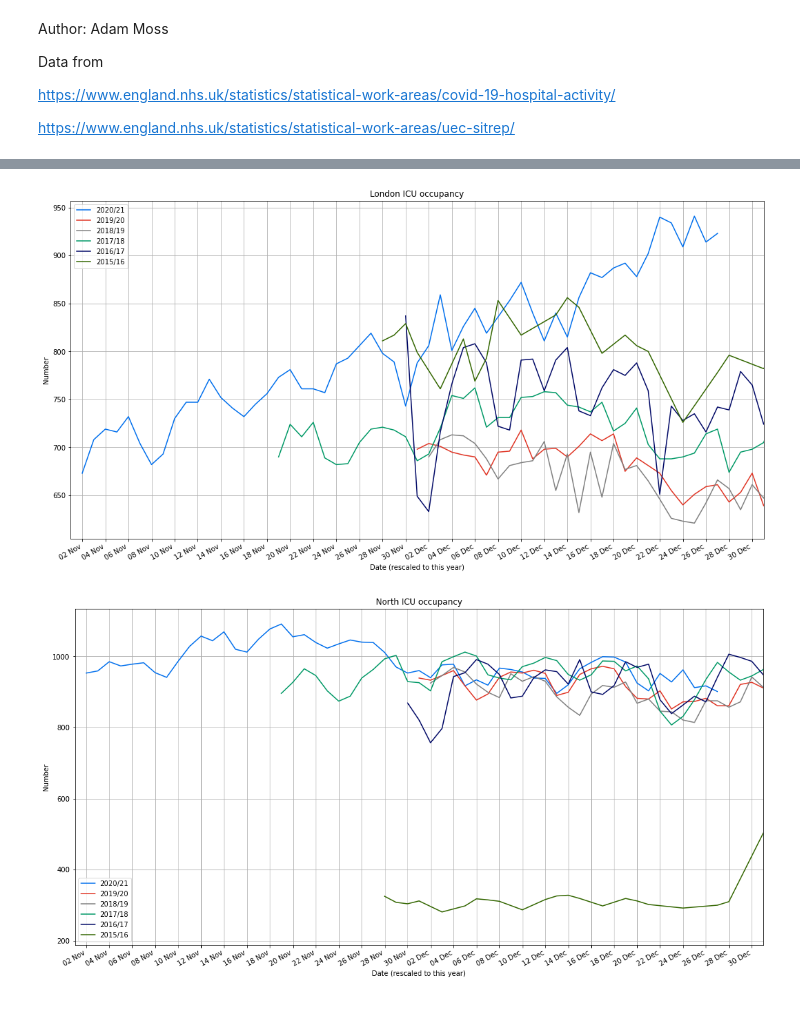
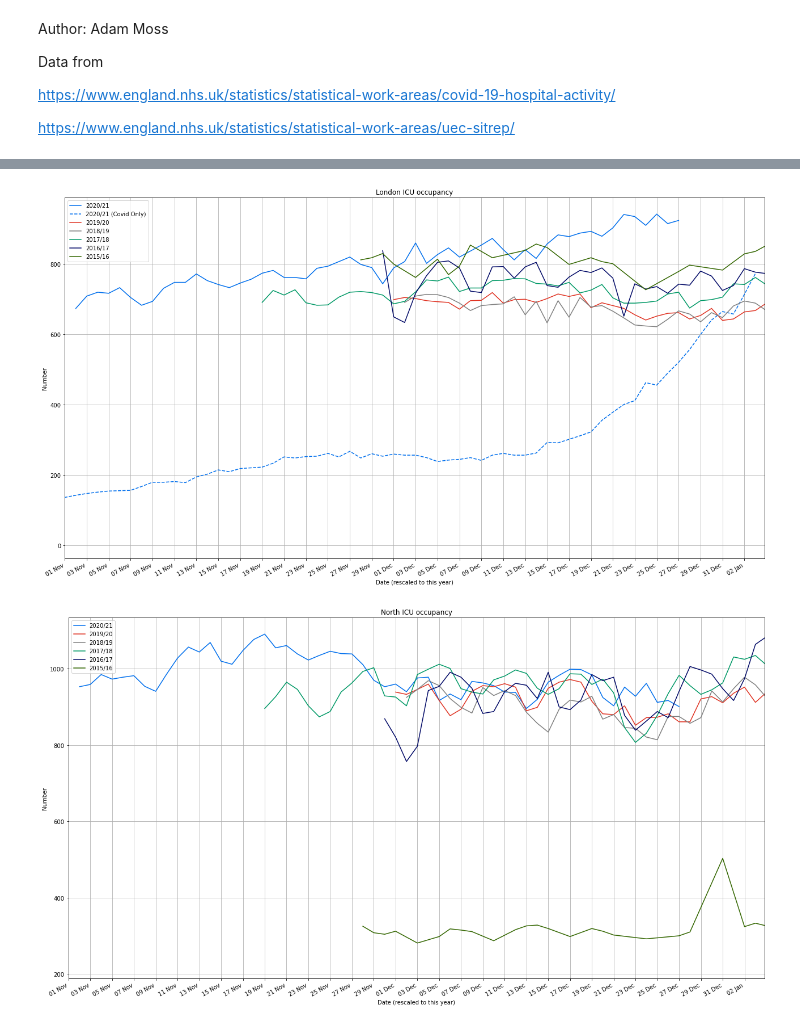
Before and after one commit to adammoss/covid, a Jupyter notebook: icu_occupancy.ipynb, the cells around one changed output, grey strips where cells are left out. Drawn from its saved outputs; the diff is of its cells as text; code cells hidden in the pictures.

```diff
--- a/icu_occupancy.ipynb
+++ b/icu_occupancy.ipynb
@@ -70,34 +86,35 @@ def make_plot(region, plot_covid_only=False):
         plt.plot(covid_ventilator['Date'], covid_ventilator[region], label='2020/21 (Covid Only)', color=colors[0], linestyle='--')
         plt.title(region + ' ICU occupancy')
     dates, values = extract_data('201920', True, region)
-    plt.plot(dates + + datetime.timedelta(days=1*365), values, label='2019/20', color=colors[1])
+    plt.plot(dates + datetime.timedelta(days=1*365), values, label='2019/20', color=colors[1])
     dates, values = extract_data('201819', True, region)
-    plt.plot(dates + + datetime.timedelta(days=2*365), values, label='2018/19', color=colors[2])
+    plt.plot(dates + datetime.timedelta(days=2*365), values, label='2018/19', color=colors[2])
     dates, values = extract_data('201718', True, region)
-    plt.plot(dates + + datetime.timedelta(days=3*365), values, label='2017/18', color=colors[3])
+    plt.plot(dates + datetime.timedelta(days=3*365), values, label='2017/18', color=colors[3])
     dates, values = extract_data('201617', True, region)
-    plt.plot(dates + + datetime.timedelta(days=4*365), values, label='2016/17', color=colors[4])
+    plt.plot(dates + datetime.timedelta(days=4*365), values, label='2016/17', color=colors[4])
     dates, values = extract_data('201516', True, region)
-    plt.plot(dates + + datetime.timedelta(days=5*365), values, label='2015/16', color=colors[5])
+    plt.plot(dates + datetime.timedelta(days=5*365), values, label='2015/16', color=colors[5])
     plt.xlabel('Date (rescaled to this year)')
     plt.ylabel('Number')
     plt.legend()
     ax = plt.gca()
     ax.xaxis.set_major_formatter(mdates.DateFormatter('%d %b'))
-    ax.set_xlim([datetime.datetime(2020, 11, 1), datetime.datetime(2020, 12, 31)])
+    ax.set_xlim([datetime.datetime(2020, 11, 1), datetime.datetime.now()])
     ax.xaxis.set_major_locator(mdates.DayLocator(interval=2))
     plt.gcf().autofmt_xdate() # Rotation
     plt.grid()
     plt.title(region + ' ICU occupancy')
-    plt.savefig('plots/' + region + '_icu')
+    plt.tight_layout()
+    plt.savefig('plots/' + region + '_icu', transparent=False, facecolor='white')
 # %%
-make_plot('London')
+make_plot('London', plot_covid_only=True)
 # %% [output]
-[figure, old version]
+[figure, new version]
 # %%
 make_plot('North')
 # %% [output]
-[figure, old version]
+[figure, new version]
 # %%
 make_plot('South')
 # %% [output]
```
Also changed, not shown: parts of 3 cells of this notebook, 17 other files.
